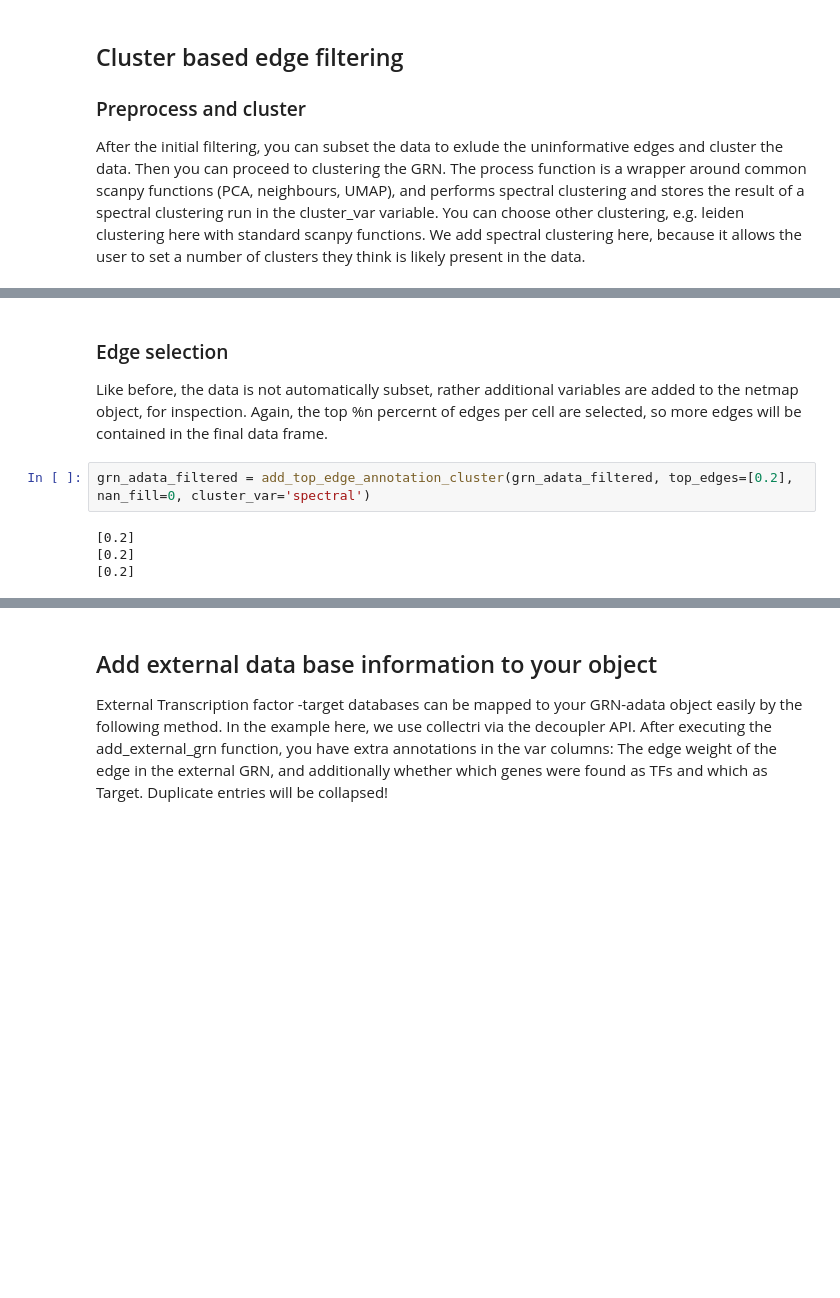
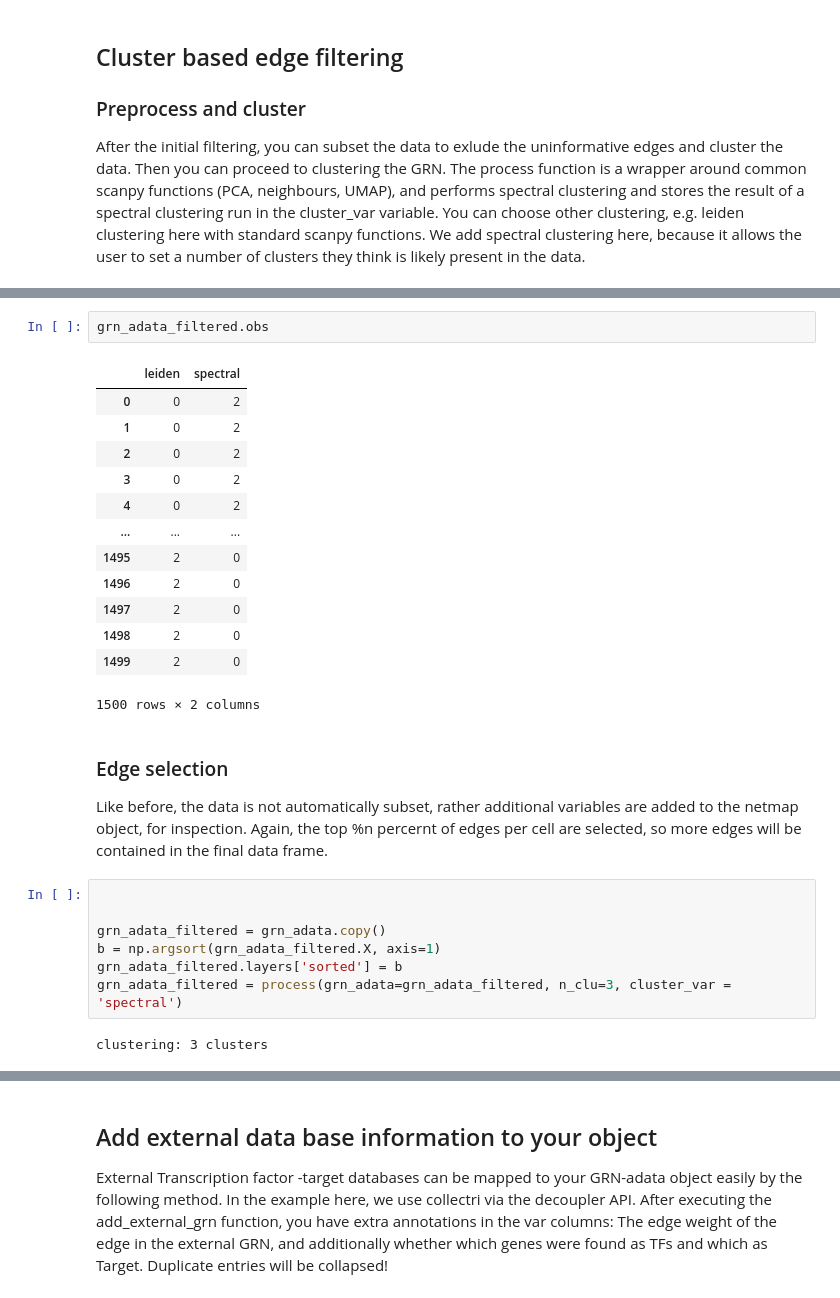
Before and after one commit to bionetslab/netmap, a Jupyter notebook: tutorials/netmap_full_tutorial.ipynb, the cells around one changed output, grey strips where cells are left out. Drawn from its saved outputs; the diff is of its cells as text; blank space fills up the shorter version.

```diff
--- a/tutorials/netmap_full_tutorial.ipynb
+++ b/tutorials/netmap_full_tutorial.ipynb
@@ -124,9 +292,28 @@ clustering: 3 clusters
+# %%
+grn_adata_filtered.obs
+# %% [output]
+|  | leiden | spectral |
+| 0 | 0 | 2 |
+| 1 | 0 | 2 |
+| 2 | 0 | 2 |
+| 3 | 0 | 2 |
+| 4 | 0 | 2 |
+| ... | ... | ... |
+| 1495 | 2 | 0 |
+| 1496 | 2 | 0 |
+| 1497 | 2 | 0 |
+| 1498 | 2 | 0 |
+| 1499 | 2 | 0 |
+1500 rows × 2 columns
 # %% [markdown]
 ### Edge selection
 Like before, the data is not automatically subset, rather additional variables are added to the netmap object, for inspection. Again, the top %n percernt of edges per cell are selected, so more edges will be contained in the final data frame.
 # %%
-grn_adata_filtered = add_top_edge_annotation_cluster(grn_adata_filtered, top_edges=[0.2], nan_fill=0, cluster_var='spectral')
+
+
+grn_adata_filtered = grn_adata.copy()
+b = np.argsort(grn_adata_filtered.X, axis=1)
+grn_adata_filtered.layers['sorted'] = b
+grn_adata_filtered = process(grn_adata=grn_adata_filtered, n_clu=3, cluster_var = 'spectral')
 # %% [output]
-[0.2]
-[0.2]
-[0.2]
+clustering: 3 clusters
```
Also changed, not shown: parts of 25 cells of this notebook, 7 other files.
